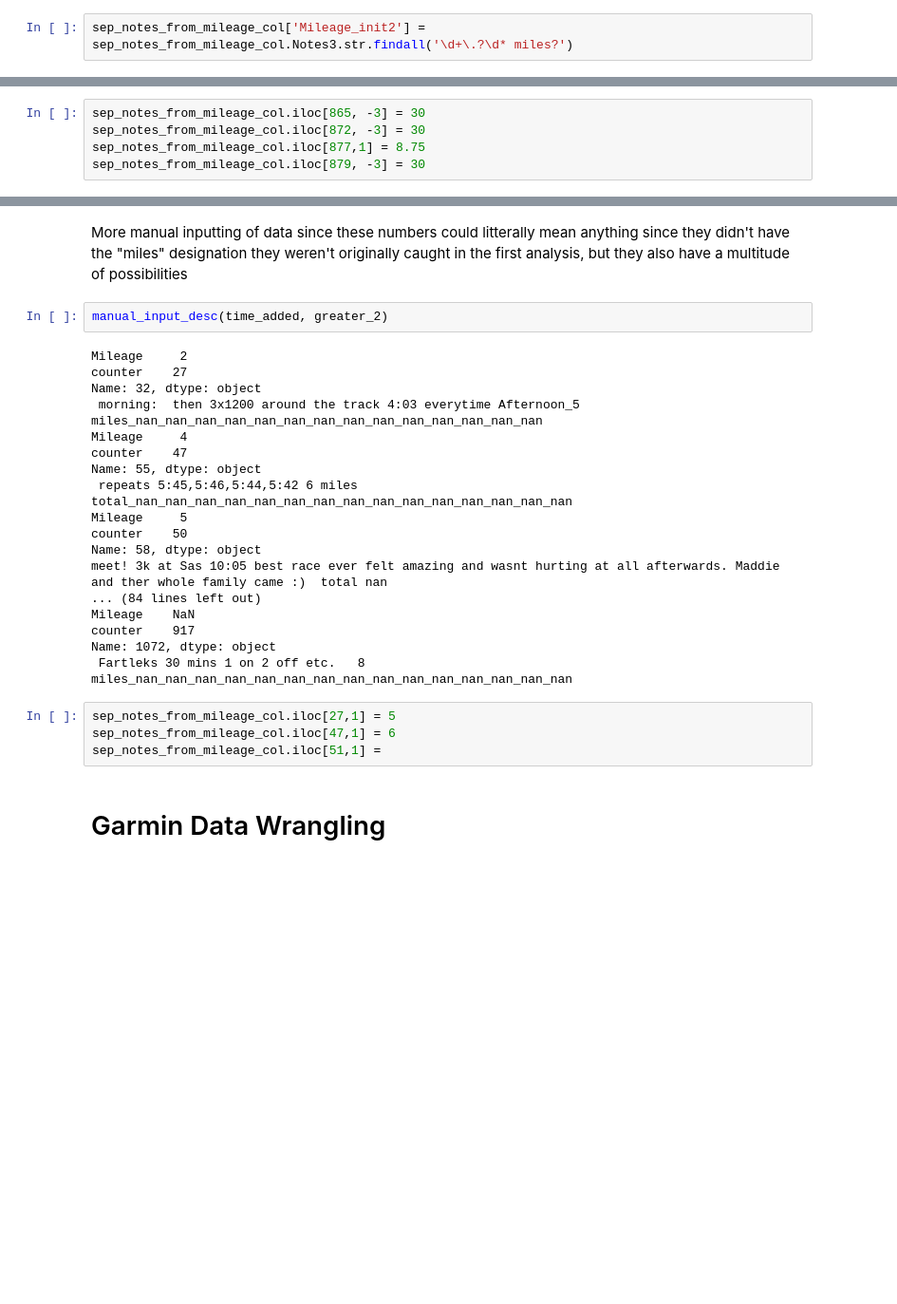
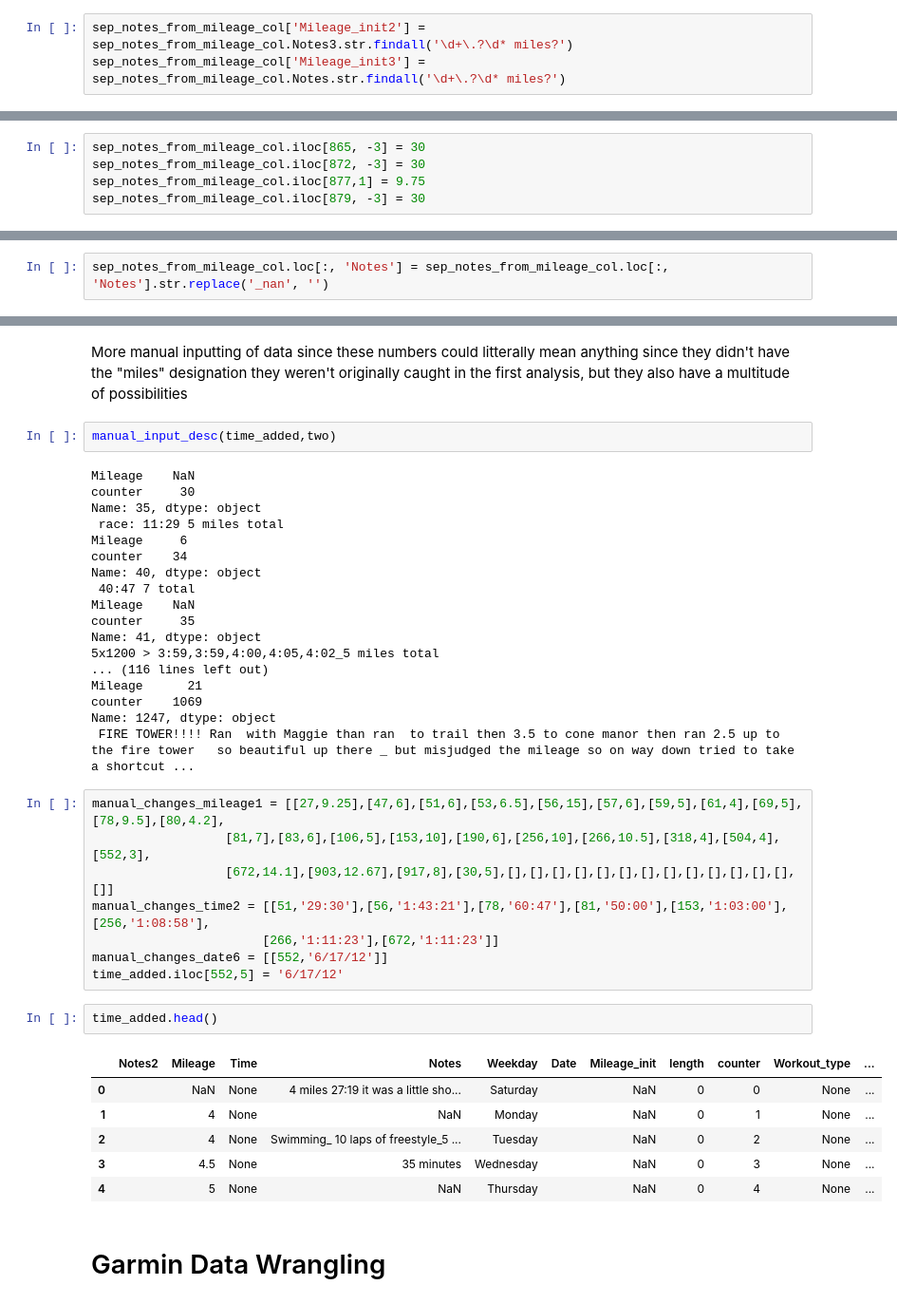
Before and after one commit to lilfetz22/Running_data, a Jupyter notebook: Running_Log.ipynb, the cells around one changed output, grey strips where cells are left out. Shown at 95% size. Saved outputs shown, nothing was run; the diff lists cells and outputs as text; blank space fills up the shorter version.

Commit message:
manual_data parsing

```diff
--- a/Running_Log.ipynb
+++ b/Running_Log.ipynb
@@ -331,6 +333,7 @@ findall_n_join_fx(sep_notes_from_mileage_col, 'Notes3', 'Date', '\d+/\d+/\d\d')
 1721 rows × 13 columns
 # %%
 sep_notes_from_mileage_col['Mileage_init2'] = sep_notes_from_mileage_col.Notes3.str.findall('\d+\.?\d* miles?')
+sep_notes_from_mileage_col['Mileage_init3'] = sep_notes_from_mileage_col.Notes.str.findall('\d+\.?\d* miles?')
 # %%
 multiple_miles = []
 too_big = []
@@ -419,12 +422,14 @@ Name: 1029, dtype: object
 # %%
 sep_notes_from_mileage_col.iloc[865, -3] = 30
 sep_notes_from_mileage_col.iloc[872, -3] = 30
-sep_notes_from_mileage_col.iloc[877,1] = 8.75
+sep_notes_from_mileage_col.iloc[877,1] = 9.75
 sep_notes_from_mileage_col.iloc[879, -3] = 30
 # %%
 sep_notes_from_mileage_col.loc[:, 'Notes3'] = sep_notes_from_mileage_col.loc[:, 'Notes3'].str.replace('\d+\.?\d* miles?', '')
 # %%
 sep_notes_from_mileage_col['numbers'] = sep_notes_from_mileage_col.Notes3.str.findall('\d+\.*\d*')
+# %%
+sep_notes_from_mileage_col.loc[:, 'Notes'] = sep_notes_from_mileage_col.loc[:, 'Notes'].str.replace('_nan', '')
 # %%
 greater_2 = []
 two = []
@@ -445,29 +450,42 @@ time_added.insert(2, 'Time', None)
 # %% [markdown]
 More manual inputting of data since these numbers could litterally mean anything since they didn't have the "miles" designation they weren't originally caught in the first analysis, but they also have a multitude of possibilities
 # %%
-manual_input_desc(time_added, greater_2)
+manual_input_desc(time_added,two)
 # %% [output]
-Mileage     2
-counter    27
-Name: 32, dtype: object
- morning:  then 3x1200 around the track 4:03 everytime Afternoon_5 miles_nan_nan_nan_nan_nan_nan_nan_nan_nan_nan_nan_nan_nan_nan
-Mileage     4
-counter    47
-Name: 55, dtype: object
- repeats 5:45,5:46,5:44,5:42 6 miles total_nan_nan_nan_nan_nan_nan_nan_nan_nan_nan_nan_nan_nan_nan_nan
-Mileage     5
-counter    50
-Name: 58, dtype: object
-meet! 3k at Sas 10:05 best race ever felt amazing and wasnt hurting at all afterwards. Maddie and ther whole family came :)  total nan
-... (84 lines left out)
 Mileage    NaN
-counter    917
-Name: 1072, dtype: object
- Fartleks 30 mins 1 on 2 off etc.   8 miles_nan_nan_nan_nan_nan_nan_nan_nan_nan_nan_nan_nan_nan_nan_nan
+counter     30
+Name: 35, dtype: object
+ race: 11:29 5 miles total
+Mileage     6
+counter    34
+Name: 40, dtype: object
+ 40:47 7 total
+Mileage    NaN
+counter     35
+Name: 41, dtype: object
+5x1200 > 3:59,3:59,4:00,4:05,4:02_5 miles total
+... (116 lines left out)
+Mileage      21
+counter    1069
+Name: 1247, dtype: object
+ FIRE TOWER!!!! Ran  with Maggie than ran  to trail then 3.5 to cone manor then ran 2.5 up to the fire tower   so beautiful up there _ but misjudged the mileage so on way down tried to take a shortcut ...
-# %%
-sep_notes_from_mileage_col.iloc[27,1] = 5
-sep_notes_from_mileage_col.iloc[47,1] = 6
-sep_notes_from_mileage_col.iloc[51,1] =
+# %%
+manual_changes_mileage1 = [[27,9.25],[47,6],[51,6],[53,6.5],[56,15],[57,6],[59,5],[61,4],[69,5],[78,9.5],[80,4.2],
+                  [81,7],[83,6],[106,5],[153,10],[190,6],[256,10],[266,10.5],[318,4],[504,4],[552,3],
+                  [672,14.1],[903,12.67],[917,8],[30,5],[],[],[],[],[],[],[],[],[],[],[],[],[],[]]
+manual_changes_time2 = [[51,'29:30'],[56,'1:43:21'],[78,'60:47'],[81,'50:00'],[153,'1:03:00'],[256,'1:08:58'],
+                       [266,'1:11:23'],[672,'1:11:23']]
+manual_changes_date6 = [[552,'6/17/12']]
+time_added.iloc[552,5] = '6/17/12'
+# %%
+time_added.head()
+# %% [output]
+|  | Notes2 | Mileage | Time | Notes | Weekday | Date | Mileage_init | length | counter | Workout_type | ... |
+| 0 |  | NaN | None | 4 miles 27:19 it was a little sho... | Saturday |  | NaN | 0 | 0 | None | ... |
+| 1 |  | 4 | None | NaN | Monday |  | NaN | 0 | 1 | None | ... |
+| 2 |  | 4 | None | Swimming_ 10 laps of freestyle_5 ... | Tuesday |  | NaN | 0 | 2 | None | ... |
+| 3 |  | 4.5 | None | 35 minutes | Wednesday |  | NaN | 0 | 3 | None | ... |
+| 4 |  | 5 | None | NaN | Thursday |  | NaN | 0 | 4 | None | ... |
 # %% [markdown]
 # Garmin Data Wrangling
 # %% [markdown]
```
Also changed, not shown: parts of 5 cells of this notebook.
